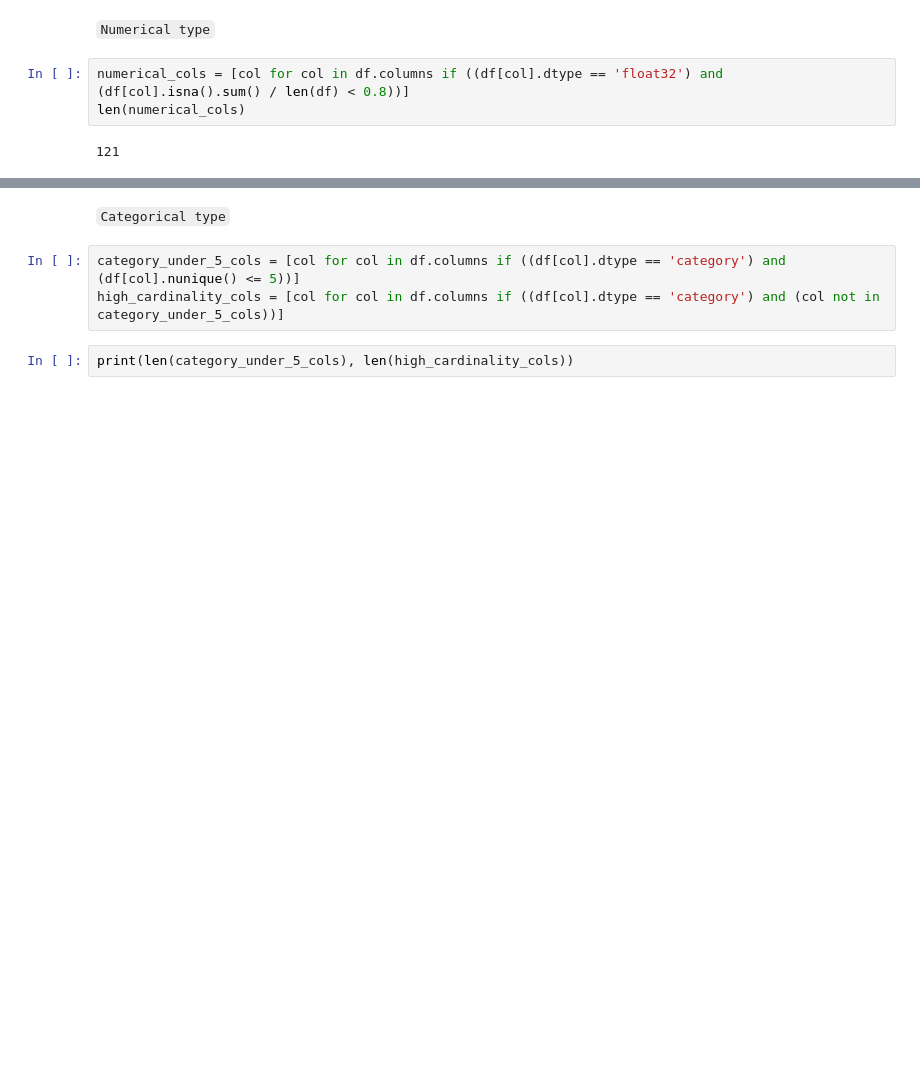
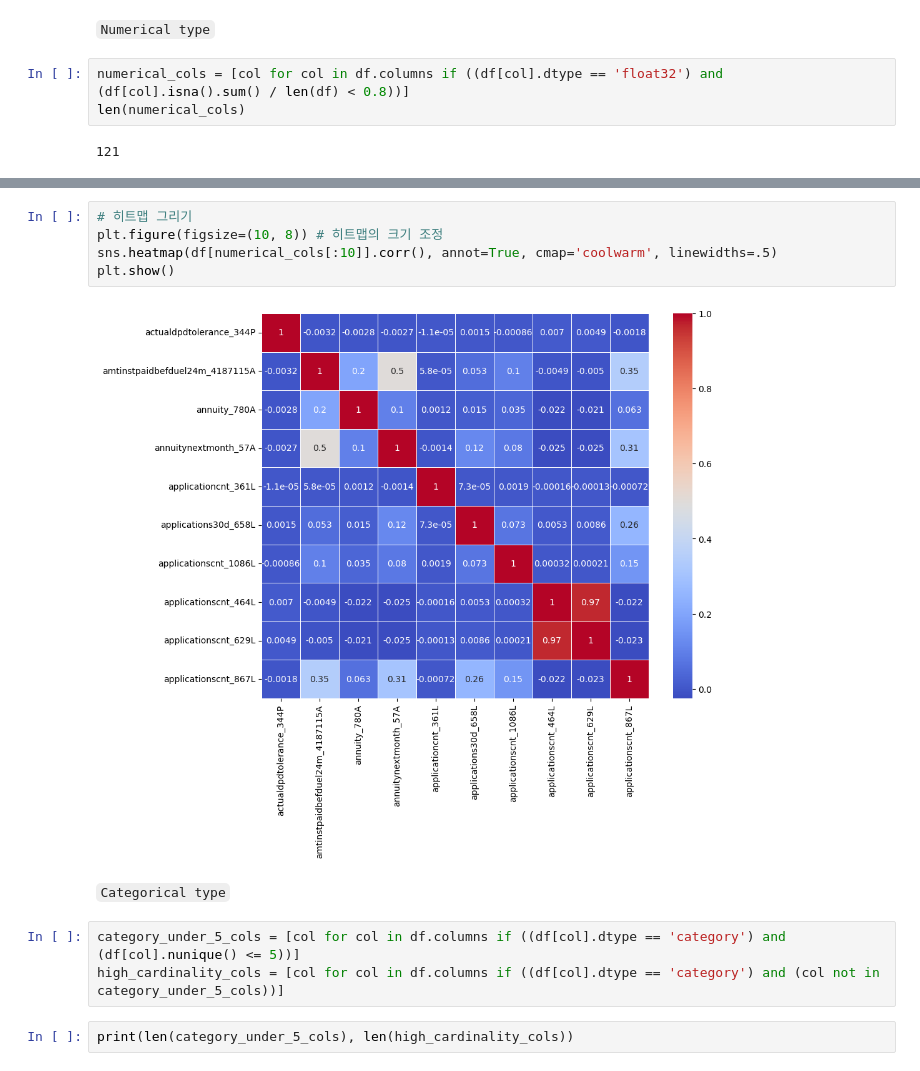
Before and after one commit to MangooH/home_credit, a Jupyter notebook: feature_engineering/depth_0.ipynb, the cells around one changed output, grey strips where cells are left out. Drawn from its saved outputs; the diff is of its cells as text; blank space fills up the shorter version.

```diff
--- a/feature_engineering/depth_0.ipynb
+++ b/feature_engineering/depth_0.ipynb
@@ -137,3 +187,10 @@ applicationscnt_1086L: Number of applications associated with the same phone num
+# %%
+# 히트맵 그리기
+plt.figure(figsize=(10, 8)) # 히트맵의 크기 조정
+sns.heatmap(df[numerical_cols[:10]].corr(), annot=True, cmap='coolwarm', linewidths=.5)
+plt.show()
+# %% [output]
+[figure, added]
 # %% [markdown]
 `Categorical type`
 # %%
```
Also changed, not shown: parts of 4 cells of this notebook, 7 other files.
